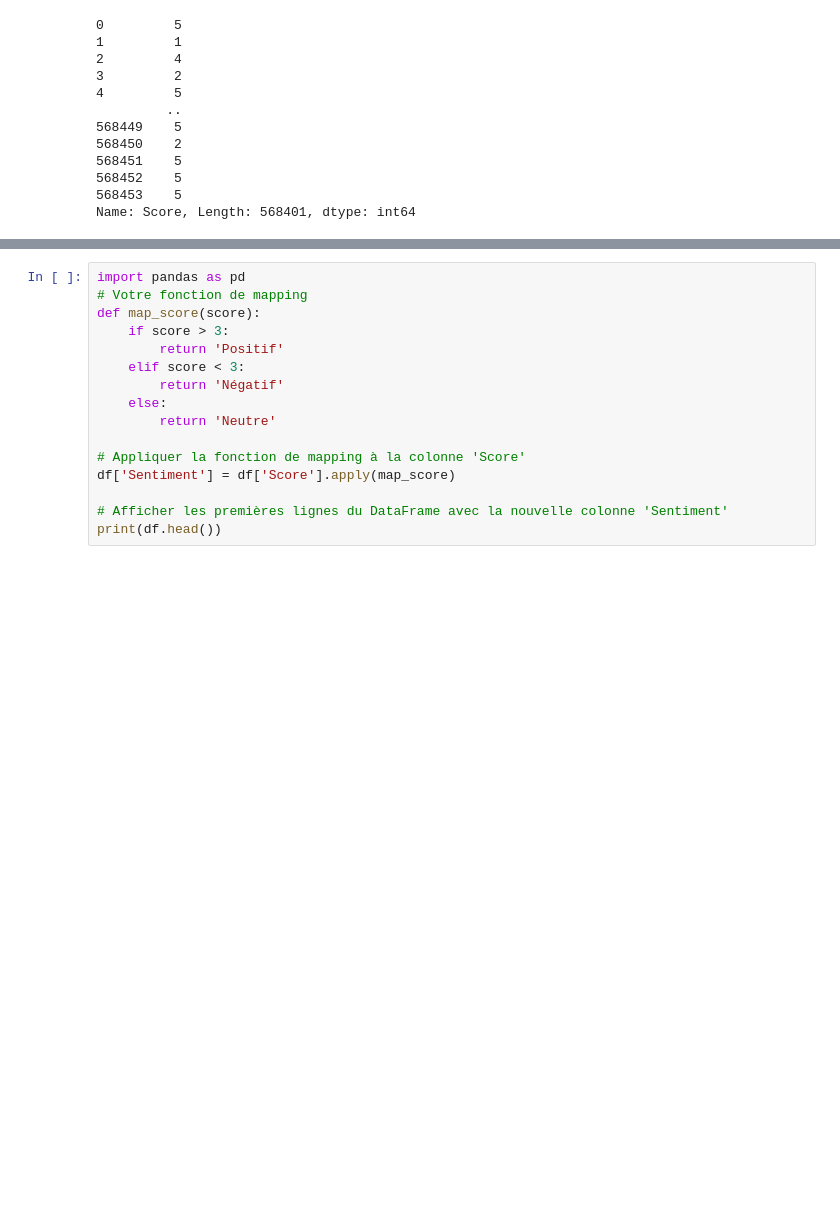
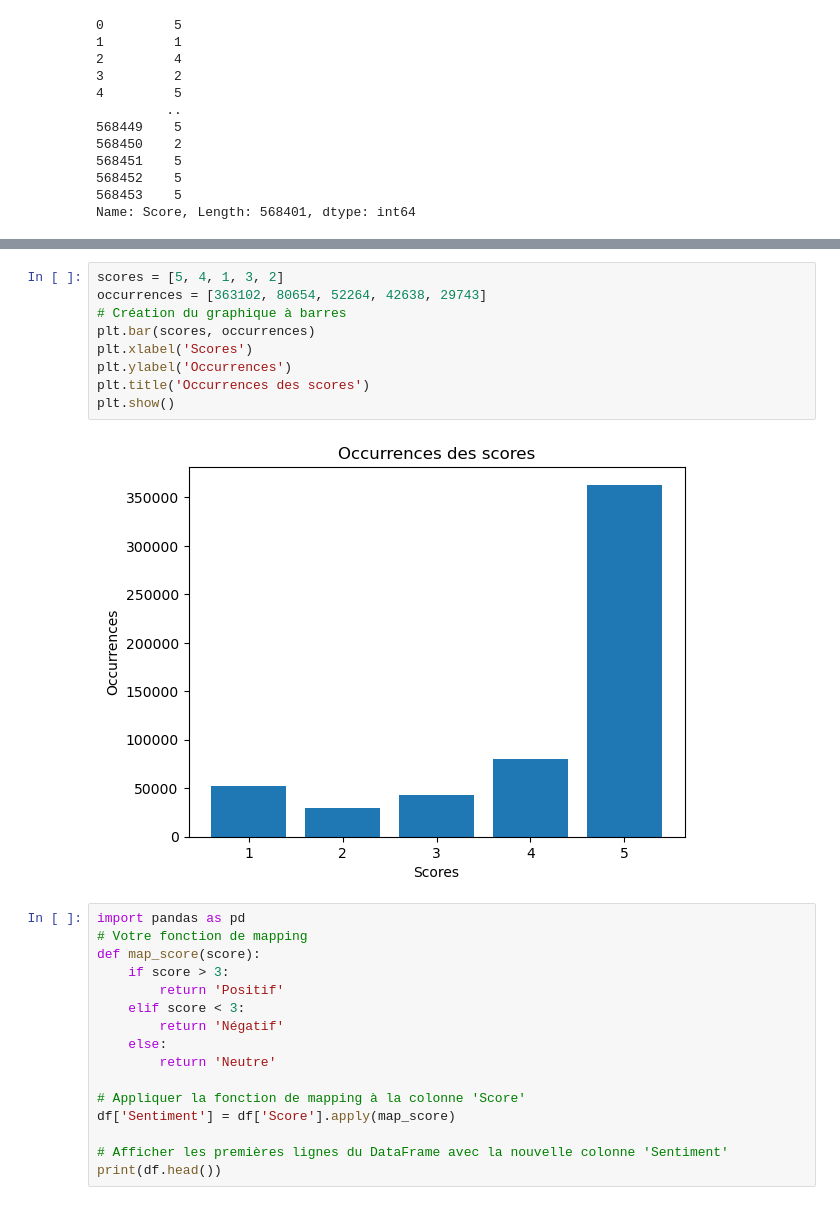
Before and after one commit to bytegajja/datasience, a Jupyter notebook: projet NLP S atisfaction des clients.ipynb, the cells around one changed output, grey strips where cells are left out. Cells and saved outputs as stored; diff of their text form; blank space fills up the shorter version.

```diff
--- a/projet NLP S atisfaction des clients.ipynb
+++ b/projet NLP S atisfaction des clients.ipynb
@@ -162,3 +173,14 @@ Name: Score, Length: 568401, dtype: int64
+# %%
+scores = [5, 4, 1, 3, 2]
+occurrences = [363102, 80654, 52264, 42638, 29743]
+# Création du graphique à barres
+plt.bar(scores, occurrences)
+plt.xlabel('Scores')
+plt.ylabel('Occurrences')
+plt.title('Occurrences des scores')
+plt.show()
+# %% [output]
+[figure, added]
 # %%
 import pandas as pd
 # Votre fonction de mapping
```
Also changed, not shown: parts of 14 cells of this notebook.
